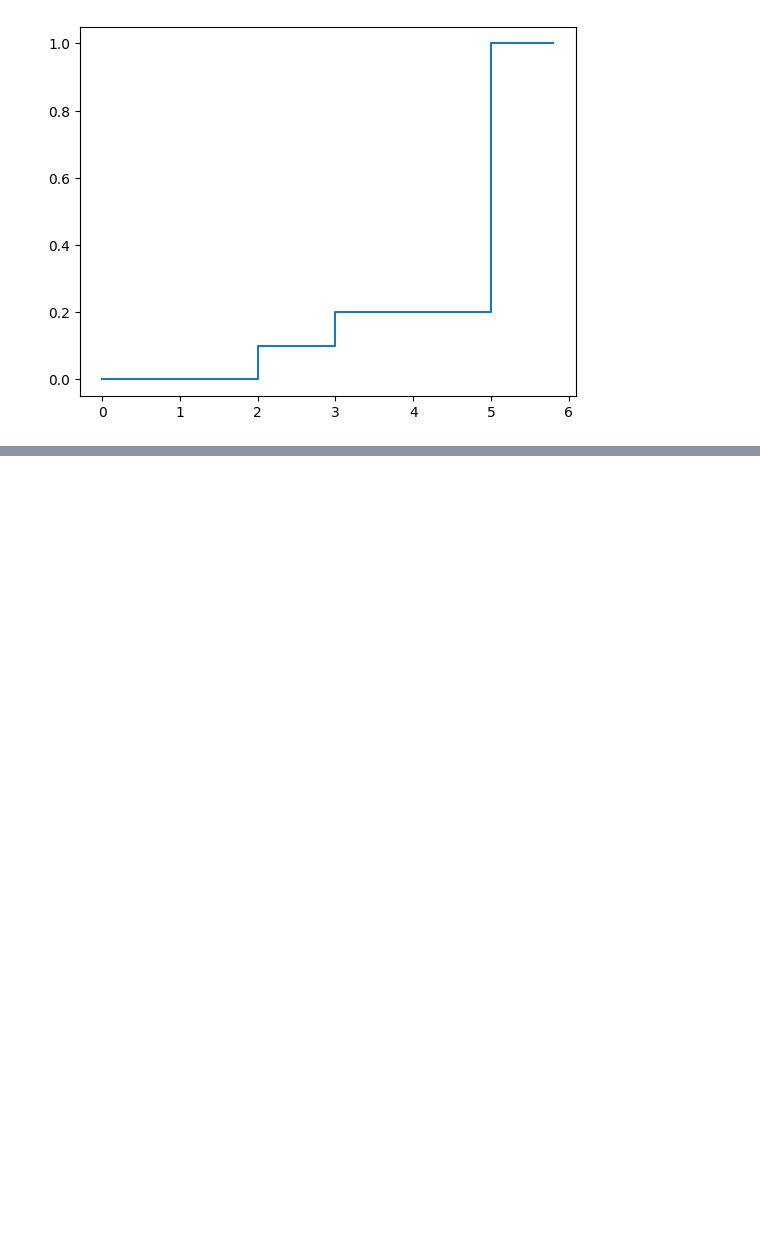
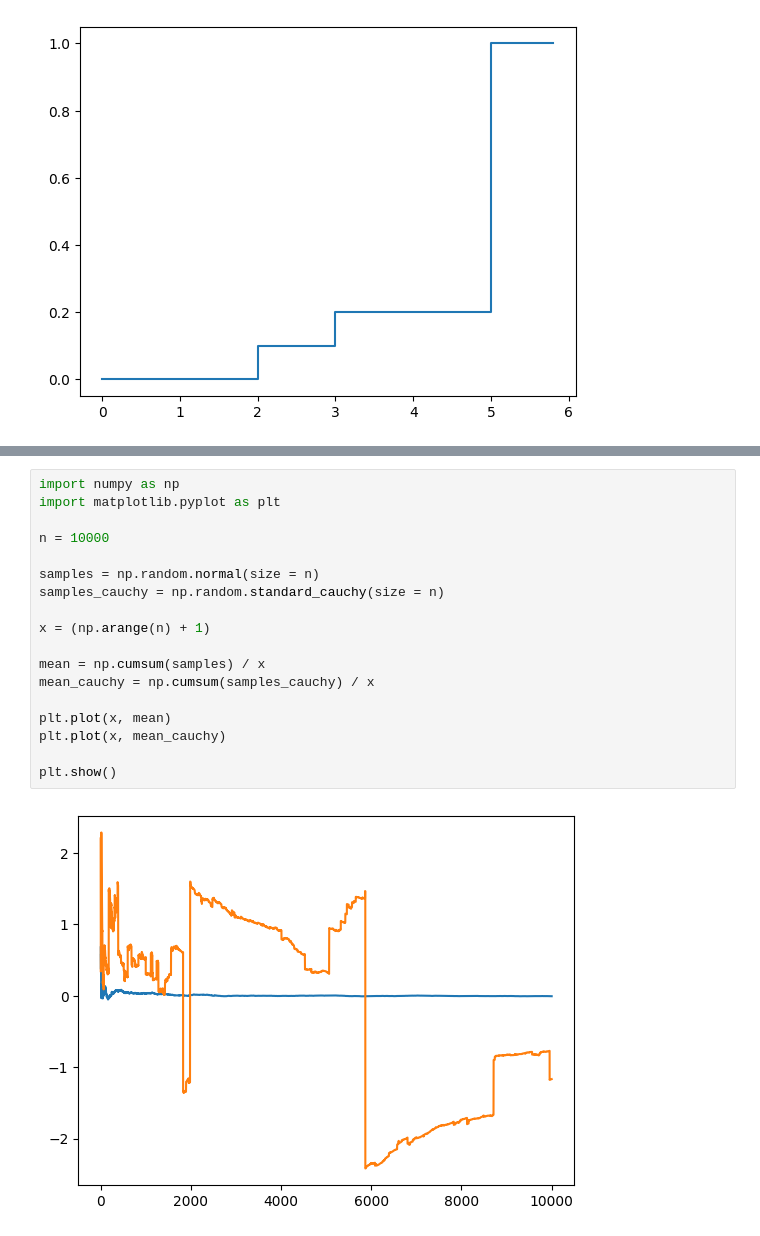
Before and after one commit to Daniel-Sinkin/Research-and-Development, a Jupyter notebook: Wasserman-Statistics/playground.ipynb, the cells around one changed output, grey strips where cells are left out. Drawn from its saved outputs; the diff is of its cells as text; blank space fills up the shorter version.

```diff
--- a/Wasserman-Statistics/playground.ipynb
+++ b/Wasserman-Statistics/playground.ipynb
@@ -148,0 +190,20 @@ Ex2_2(draw = False, save = False)
+# %%
+import numpy as np
+import matplotlib.pyplot as plt
+
+n = 10000
+
+samples = np.random.normal(size = n)
+samples_cauchy = np.random.standard_cauchy(size = n)
+
+x = (np.arange(n) + 1)
+
+mean = np.cumsum(samples) / x
+mean_cauchy = np.cumsum(samples_cauchy) / x
+
+plt.plot(x, mean)
+plt.plot(x, mean_cauchy)
+
+plt.show()
+# %% [output]
+[figure, added]
```
Also changed, not shown: parts of 4 cells of this notebook, 7 other files.
